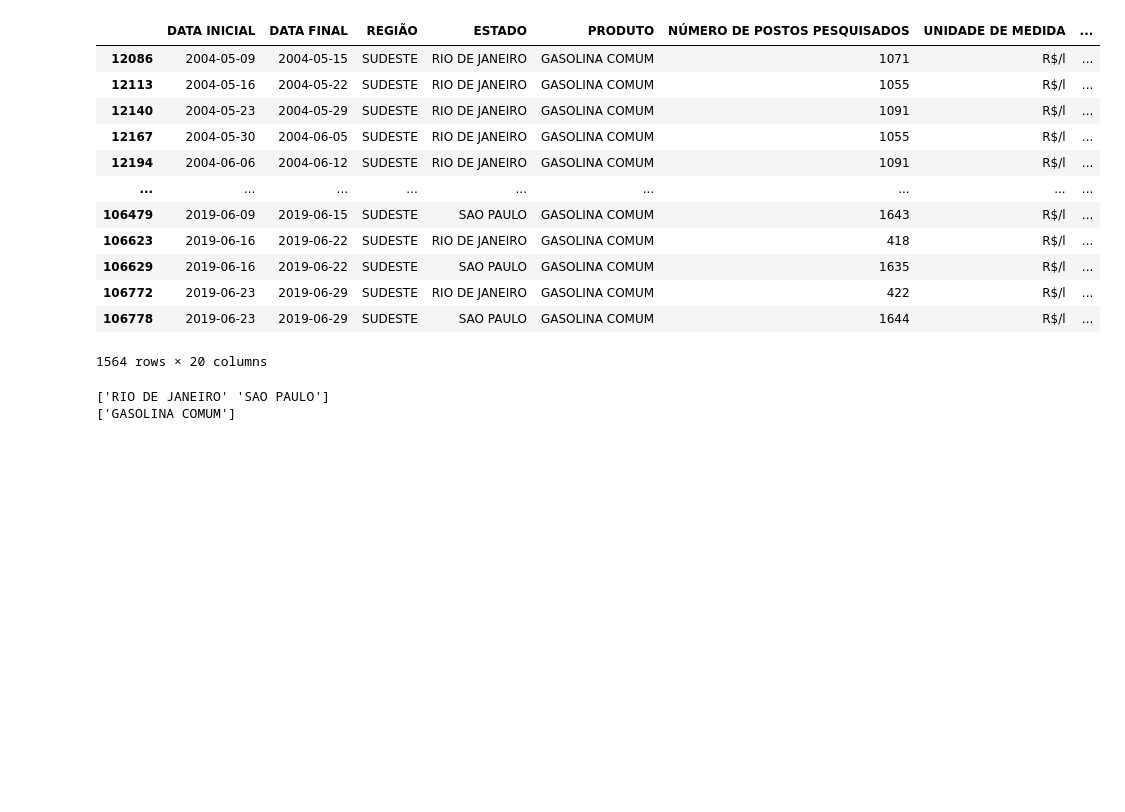
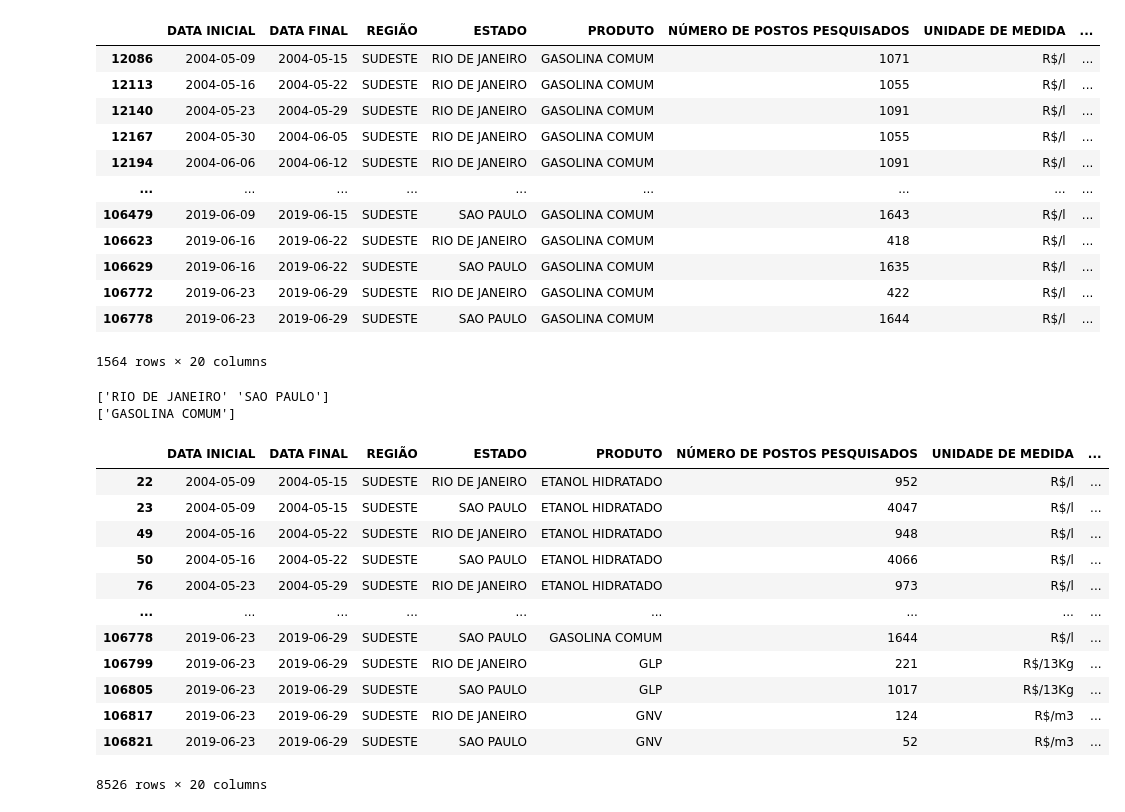
Before and after one commit to LaersonJunior/estudopandas, a Jupyter notebook: Estudo.ipynb, the cells around one changed output. Saved outputs shown, nothing was run; the diff lists cells and outputs as text; code cells hidden in the pictures; blank space fills up the shorter version.

```diff
--- a/Estudo.ipynb
+++ b/Estudo.ipynb
@@ -825,3 +825,23 @@ print(filtro_final_real['PRODUTO'].unique())
 # %% [output]
 ['RIO DE JANEIRO' 'SAO PAULO']
 ['GASOLINA COMUM']
+# %%
+filtro1 =(data_df['ESTADO']=='SAO PAULO') | (data['ESTADO']=='RIO DE JANEIRO')
+
+postos_sp_rj = data_df[filtro1]
+
+postos_sp_rj
+# %% [output]
+|  | DATA INICIAL | DATA FINAL | REGIÃO | ESTADO | PRODUTO | NÚMERO DE POSTOS PESQUISADOS | UNIDADE DE MEDIDA | ... |
+| 22 | 2004-05-09 | 2004-05-15 | SUDESTE | RIO DE JANEIRO | ETANOL HIDRATADO | 952 | R$/l | ... |
+| 23 | 2004-05-09 | 2004-05-15 | SUDESTE | SAO PAULO | ETANOL HIDRATADO | 4047 | R$/l | ... |
+| 49 | 2004-05-16 | 2004-05-22 | SUDESTE | RIO DE JANEIRO | ETANOL HIDRATADO | 948 | R$/l | ... |
+| 50 | 2004-05-16 | 2004-05-22 | SUDESTE | SAO PAULO | ETANOL HIDRATADO | 4066 | R$/l | ... |
+| 76 | 2004-05-23 | 2004-05-29 | SUDESTE | RIO DE JANEIRO | ETANOL HIDRATADO | 973 | R$/l | ... |
+| ... | ... | ... | ... | ... | ... | ... | ... | ... |
+| 106778 | 2019-06-23 | 2019-06-29 | SUDESTE | SAO PAULO | GASOLINA COMUM | 1644 | R$/l | ... |
+| 106799 | 2019-06-23 | 2019-06-29 | SUDESTE | RIO DE JANEIRO | GLP | 221 | R$/13Kg | ... |
+| 106805 | 2019-06-23 | 2019-06-29 | SUDESTE | SAO PAULO | GLP | 1017 | R$/13Kg | ... |
+| 106817 | 2019-06-23 | 2019-06-29 | SUDESTE | RIO DE JANEIRO | GNV | 124 | R$/m3 | ... |
+| 106821 | 2019-06-23 | 2019-06-29 | SUDESTE | SAO PAULO | GNV | 52 | R$/m3 | ... |
+8526 rows × 20 columns
```
Also changed, not shown: parts of 6 cells of this notebook.
